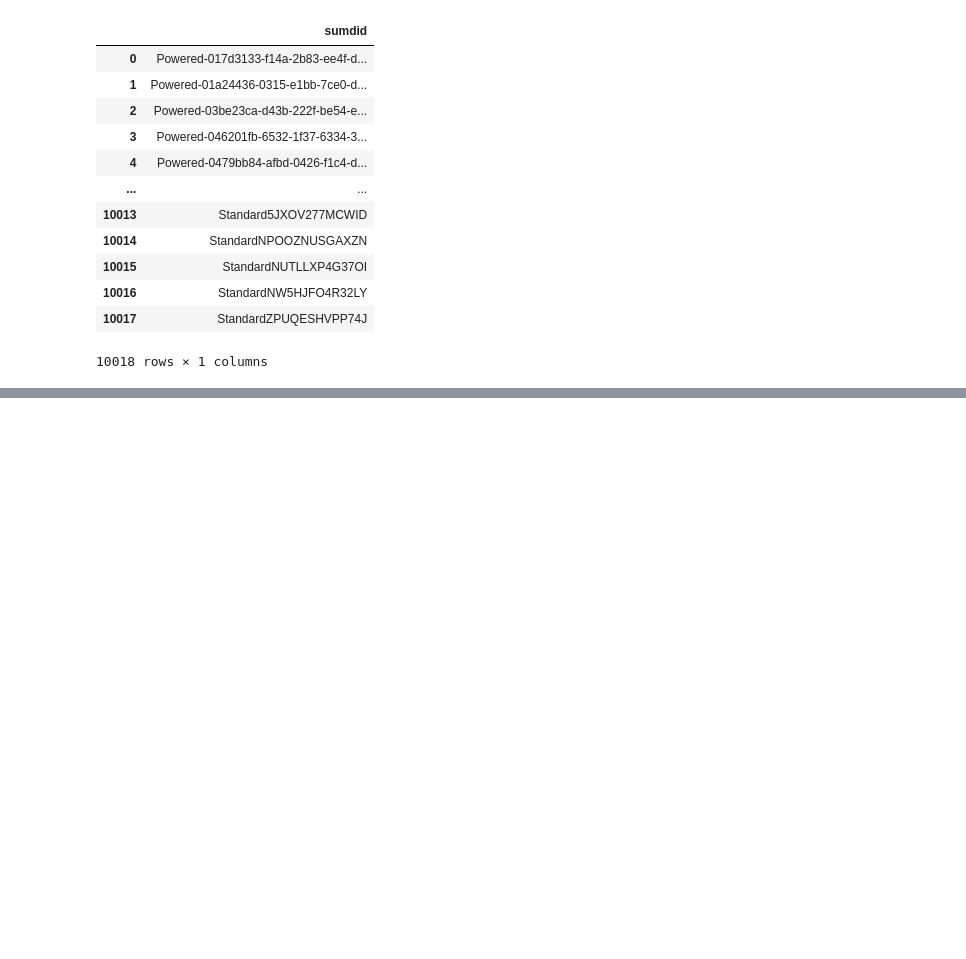
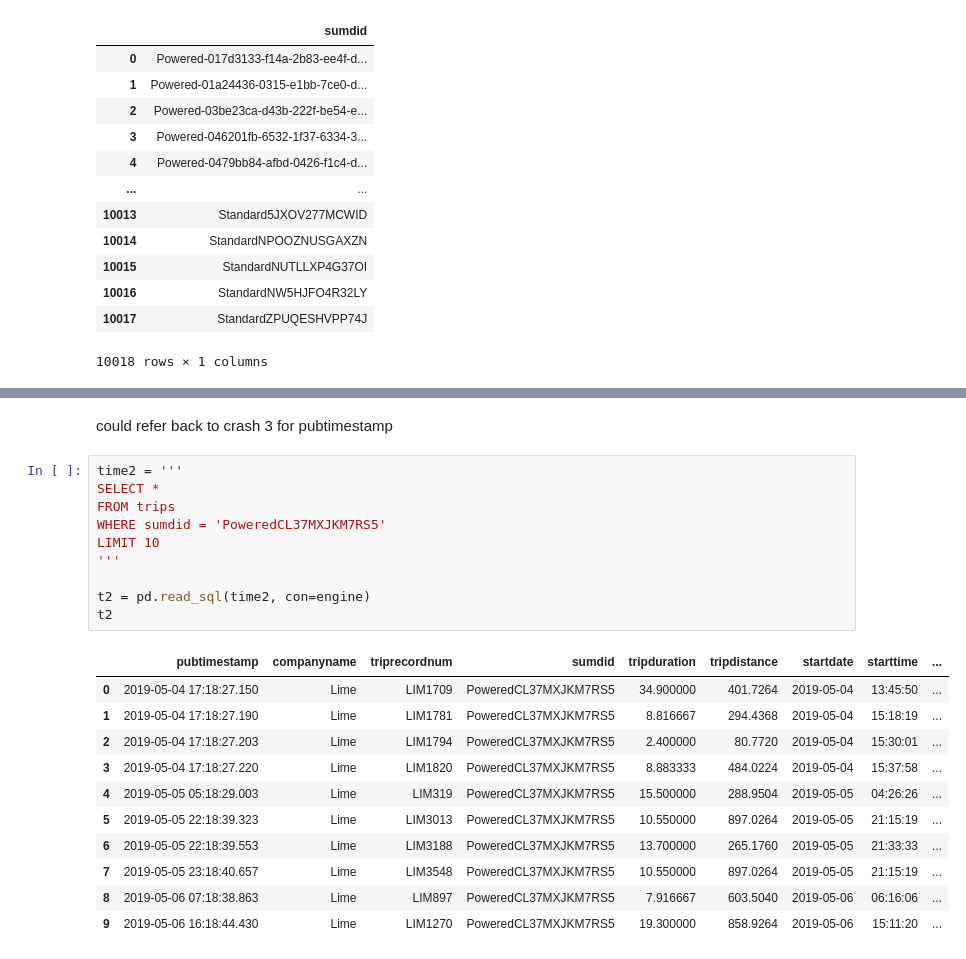
Before and after one commit to NSS-Data-Analytics-Cohort-8/scooter-partner1-badger-badger-python, a Jupyter notebook: notebooks/scoot_scoot.ipynb, the cells around one changed output, grey strips where cells are left out. Drawn from its saved outputs; the diff is of its cells as text; blank space fills up the shorter version.

```diff
--- a/notebooks/scoot_scoot.ipynb
+++ b/notebooks/scoot_scoot.ipynb
@@ -214,0 +296,24 @@ us
+# %% [markdown]
+could refer back to crash 3 for pubtimestamp
+# %%
+time2 = '''
+SELECT *
+FROM trips
+WHERE sumdid = 'PoweredCL37MXJKM7RS5'
+LIMIT 10
+'''
+
+t2 = pd.read_sql(time2, con=engine)
+t2
+# %% [output]
+|  | pubtimestamp | companyname | triprecordnum | sumdid | tripduration | tripdistance | startdate | starttime | ... |
+| 0 | 2019-05-04 17:18:27.150 | Lime | LIM1709 | PoweredCL37MXJKM7RS5 | 34.900000 | 401.7264 | 2019-05-04 | 13:45:50 | ... |
+| 1 | 2019-05-04 17:18:27.190 | Lime | LIM1781 | PoweredCL37MXJKM7RS5 | 8.816667 | 294.4368 | 2019-05-04 | 15:18:19 | ... |
+| 2 | 2019-05-04 17:18:27.203 | Lime | LIM1794 | PoweredCL37MXJKM7RS5 | 2.400000 | 80.7720 | 2019-05-04 | 15:30:01 | ... |
+| 3 | 2019-05-04 17:18:27.220 | Lime | LIM1820 | PoweredCL37MXJKM7RS5 | 8.883333 | 484.0224 | 2019-05-04 | 15:37:58 | ... |
+| 4 | 2019-05-05 05:18:29.003 | Lime | LIM319 | PoweredCL37MXJKM7RS5 | 15.500000 | 288.9504 | 2019-05-05 | 04:26:26 | ... |
+| 5 | 2019-05-05 22:18:39.323 | Lime | LIM3013 | PoweredCL37MXJKM7RS5 | 10.550000 | 897.0264 | 2019-05-05 | 21:15:19 | ... |
+| 6 | 2019-05-05 22:18:39.553 | Lime | LIM3188 | PoweredCL37MXJKM7RS5 | 13.700000 | 265.1760 | 2019-05-05 | 21:33:33 | ... |
+| 7 | 2019-05-05 23:18:40.657 | Lime | LIM3548 | PoweredCL37MXJKM7RS5 | 10.550000 | 897.0264 | 2019-05-05 | 21:15:19 | ... |
+| 8 | 2019-05-06 07:18:38.863 | Lime | LIM897 | PoweredCL37MXJKM7RS5 | 7.916667 | 603.5040 | 2019-05-06 | 06:16:06 | ... |
+| 9 | 2019-05-06 16:18:44.430 | Lime | LIM1270 | PoweredCL37MXJKM7RS5 | 19.300000 | 858.9264 | 2019-05-06 | 15:11:20 | ... |
```
Also changed, not shown: parts of 9 cells of this notebook.
